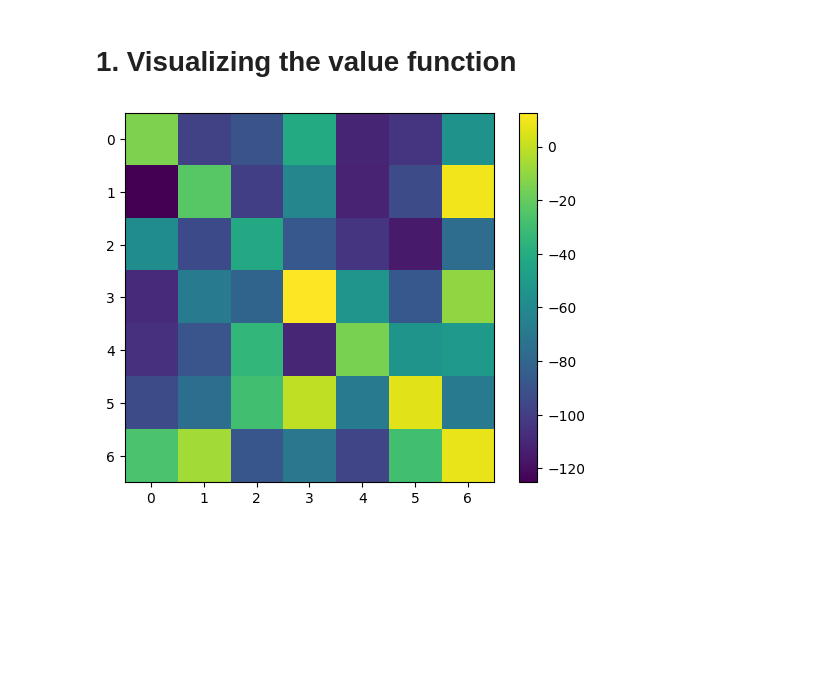
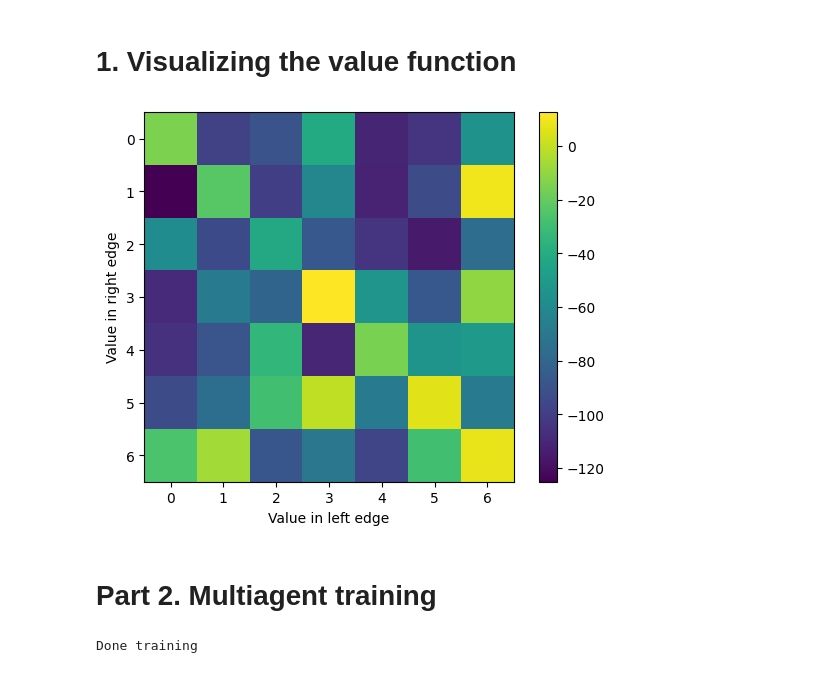
Before and after one commit to Brunozml/dominoes-rl, a Jupyter notebook: notebooks/visualizing_agent.ipynb, the cells around one changed output. Cells and saved outputs as stored; diff of their text form; code cells hidden in the pictures; blank space fills up the shorter version.

```diff
--- a/notebooks/visualizing_agent.ipynb
+++ b/notebooks/visualizing_agent.ipynb
@@ -37,22 +37,42 @@ plt.show()
 # %%
 
 # convert state-action values to state values
 state_values = dict()
 for key in q_agent.q:
     state = key[0]
     if state not in state_values:
         state_values[state] = q_agent.q[key]
     else:
         state_values[state] += q_agent.q[key]
 
 # create the value grid for plotting
 value_grid = np.zeros((7,7))
 for key in state_values:
     value_grid[key[0], key[1]] = state_values[key]
 
+# add labels to the axes
+plt.xticks(range(7))
+plt.yticks(range(7))
+plt.xlabel("Value in left edge")
+plt.ylabel("Value in right edge")
+
+
 # plot the value grid
 plt.imshow(value_grid)
 plt.colorbar()
 plt.show()
 # %% [output]
-[figure, old version]
+[figure, new version]
+# %% [markdown]
+# Part 2. Multiagent training
+# %%
+
+from dominoes.players import *
+from dominoes.q_learner import QLearner
+from dominoes.train import train
+
+PLAYERS = [QLearner(), QLearner(), QLearner(), QLearner()]
+
+train(PLAYERS, n=10000, verbose = False)
+# %% [output]
+Done training
```
Also changed, not shown: parts of 2 cells of this notebook, 8 other files.
